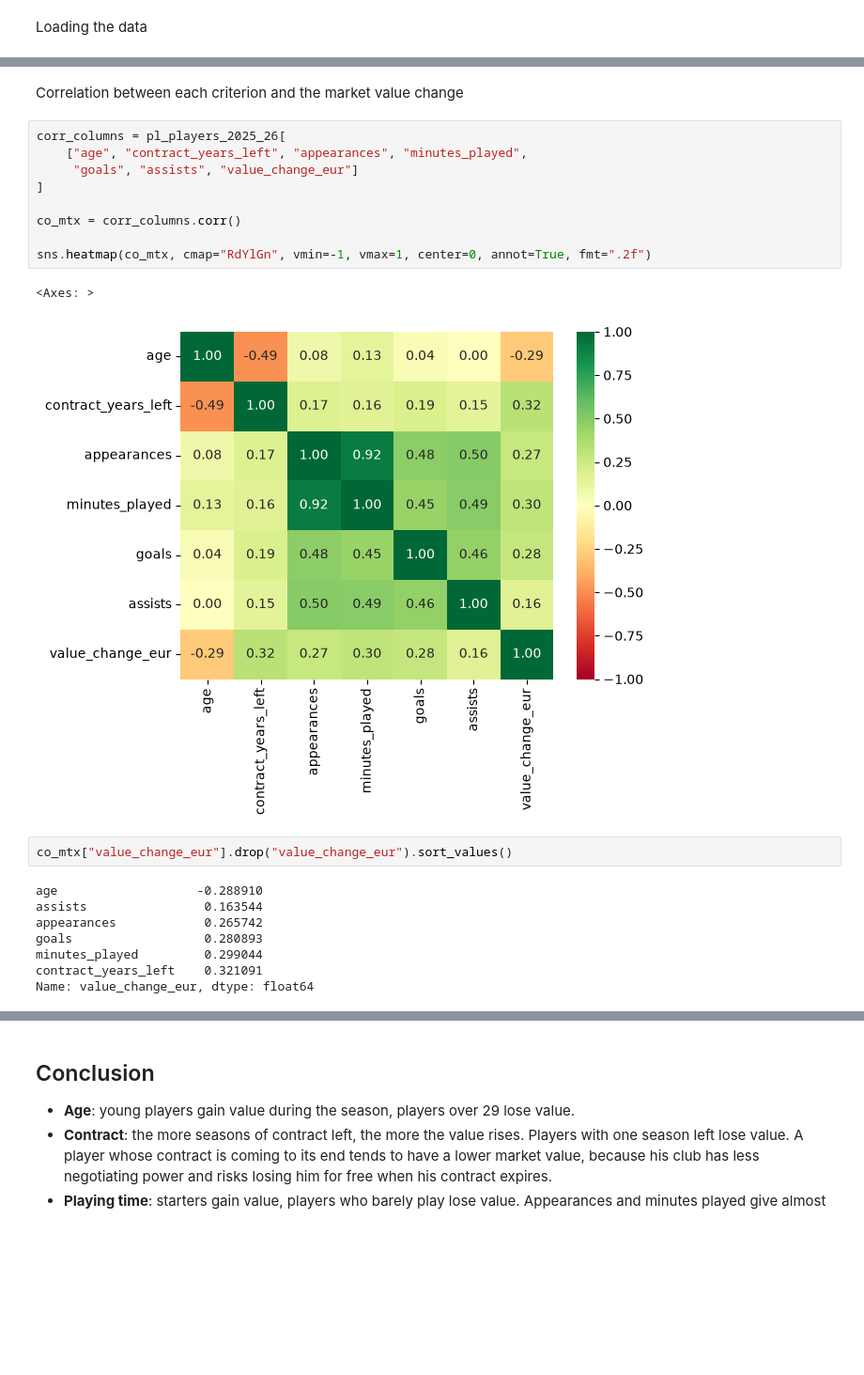
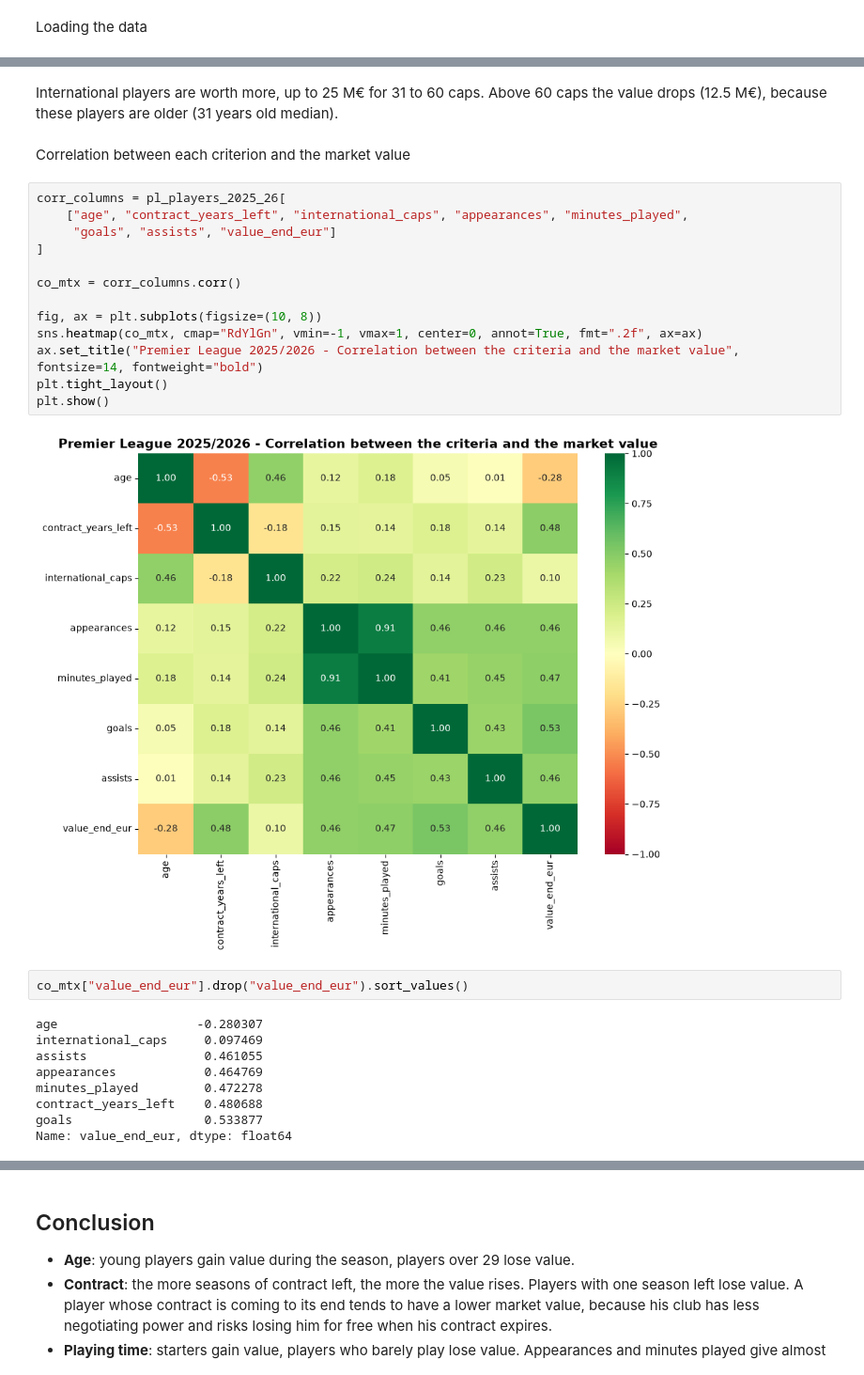
Before and after one commit to htm21/premier-league-market-value, a Jupyter notebook: notebooks/04_combined_analysis.ipynb, the cells around one changed output, grey strips where cells are left out. Shown at 94% size. Saved outputs shown, nothing was run; the diff lists cells and outputs as text; blank space fills up the shorter version.

Commit message:
Analyse the factors of the market value in the combined analysis

```diff
--- a/notebooks/04_combined_analysis.ipynb
+++ b/notebooks/04_combined_analysis.ipynb
@@ -394,25 +480,31 @@ The greater the spread, the less certain it becomes what will happen to a player
+# %% [markdown]
+International players are worth more, up to 25 M€ for 31 to 60 caps. Above 60 caps the value drops (12.5 M€), because these players are older (31 years old median).
 # %% [markdown]
-Correlation between each criterion and the market value change
+Correlation between each criterion and the market value
 # %%
 corr_columns = pl_players_2025_26[
-    ["age", "contract_years_left", "appearances", "minutes_played",
-     "goals", "assists", "value_change_eur"]
+    ["age", "contract_years_left", "international_caps", "appearances", "minutes_played",
+     "goals", "assists", "value_end_eur"]
 ]
 
 co_mtx = corr_columns.corr()
 
-sns.heatmap(co_mtx, cmap="RdYlGn", vmin=-1, vmax=1, center=0, annot=True, fmt=".2f")
+fig, ax = plt.subplots(figsize=(10, 8))
+sns.heatmap(co_mtx, cmap="RdYlGn", vmin=-1, vmax=1, center=0, annot=True, fmt=".2f", ax=ax)
+ax.set_title("Premier League 2025/2026 - Correlation between the criteria and the market value", fontsize=14, fontweight="bold")
+plt.tight_layout()
+plt.show()
 # %% [output]
-<Axes: >
-[figure, old version]
+[figure, new version]
 # %%
-co_mtx["value_change_eur"].drop("value_change_eur").sort_values()
+co_mtx["value_end_eur"].drop("value_end_eur").sort_values()
 # %% [output]
-age                   -0.288910
-assists                0.163544
-appearances            0.265742
-goals                  0.280893
-minutes_played         0.299044
-contract_years_left    0.321091
-Name: value_change_eur, dtype: float64
+age                   -0.280307
+international_caps     0.097469
+assists                0.461055
+appearances            0.464769
+minutes_played         0.472278
+contract_years_left    0.480688
+goals                  0.533877
+Name: value_end_eur, dtype: float64
 # %% [markdown]
```
Also changed, not shown: parts of 41 cells of this notebook, 9 other files.
